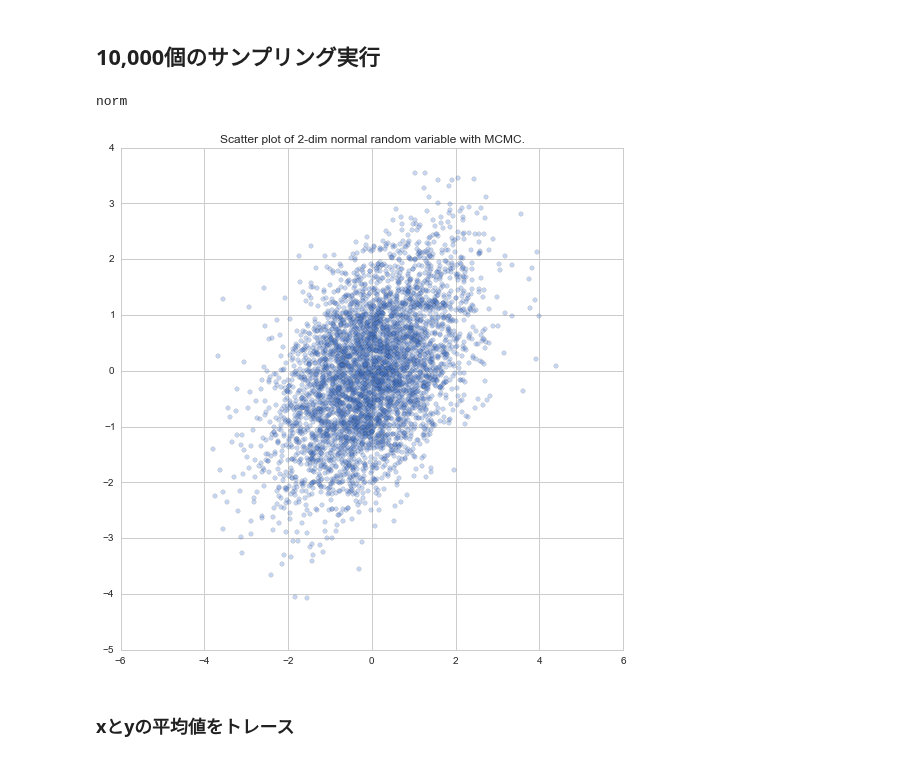
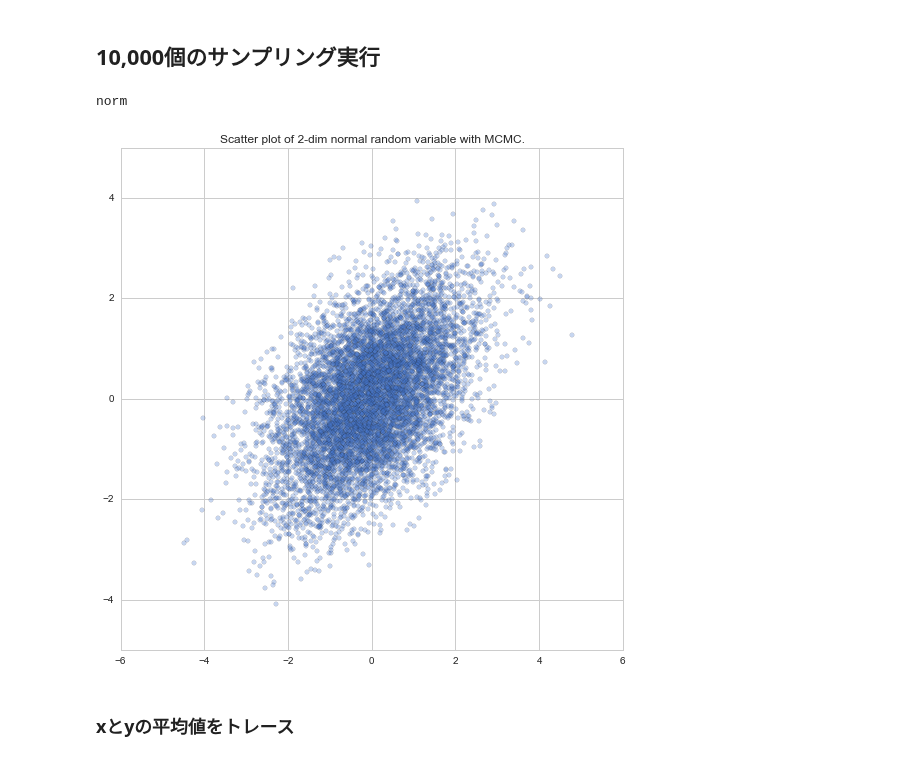
Before and after one commit to matsuken92/Qiita_Contents, a Jupyter notebook: Bayes_chap_04/metropolis-multi-normal.ipynb, the cells around one changed output. Cells and saved outputs as stored; diff of their text form; code cells hidden in the pictures.

```diff
--- a/Bayes_chap_04/metropolis-multi-normal.ipynb
+++ b/Bayes_chap_04/metropolis-multi-normal.ipynb
@@ -232,6 +232,7 @@ plt.show()
 b = 0.5
 delta = 1
 dist_type = "norm" # "norm" # "unif"
+n_samples = 10000
 
 # result
 sample = []
@@ -239,36 +240,37 @@ sample = []
 #initial state
 current = (5, 5)
 sample.append(current)
 
 print dist_type
 
-for i in range(10000):
-
+cnt = 1
+while cnt < n_samples:
     # candidate of next step
     if dist_type == "norm":
         next = (current[0] + rd.normal(0, delta), current[1] + rd.normal(0, delta))
     else:
         next = (current[0] + rd.uniform(-delta, delta), current[1] + rd.uniform(-delta, delta))
 
     P_prev = P(current[0], current[1], b)
     P_next = P(next[0], next[1], b)
 
     r = P_next/P_prev
 
     if r > 1 or r > rd.uniform(0, 1):
         # 0-1の一様乱数がrより大きい時は状態を更新する。
         current = copy.copy(next)
         sample.append(current)
+        cnt += 1
 
 
 sample = np.array(sample)
 plt.figure(figsize=(9,9))
 plt.scatter(sample[int(len(sample)*0.2):,0], sample[int(len(sample)*0.2):,1], alpha=0.3)
 plt.title("Scatter plot of 2-dim normal random variable with MCMC.")
 plt.show()
 # %% [output]
 norm
-[figure, old version]
+[figure, new version]
 # %% [markdown]
 ### xとyの平均値をトレース
 # %%
```
